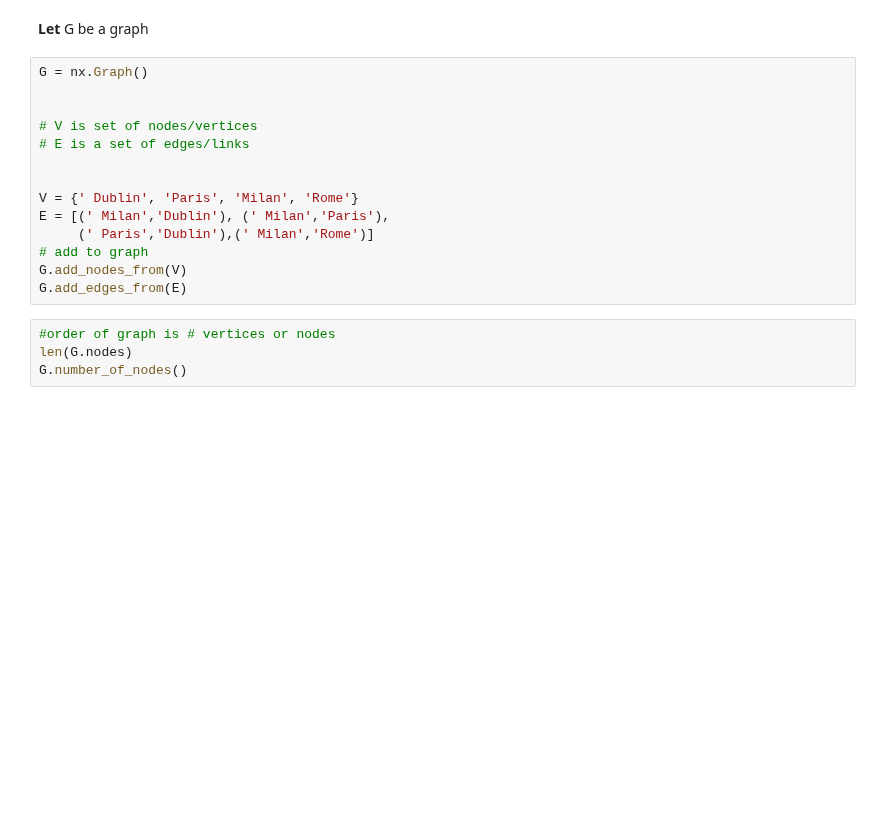
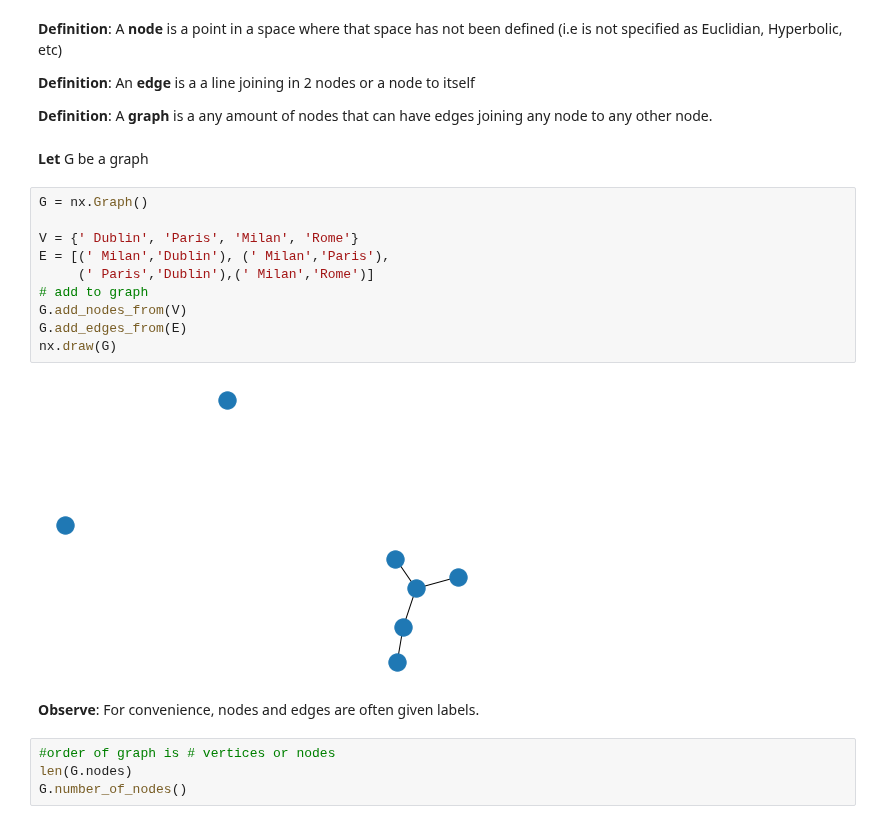
Before and after one commit to jgab3103/Jamie-Gabriel, a Jupyter notebook: MachineLearningNotebooks/PythonNotebooks/G0.ipynb, the cells around one changed output. Drawn from its saved outputs; the diff is of its cells as text; blank space fills up the shorter version.

```diff
--- a/MachineLearningNotebooks/PythonNotebooks/G0.ipynb
+++ b/MachineLearningNotebooks/PythonNotebooks/G0.ipynb
@@ -17,19 +69,25 @@ import matplotlib.pyplot as plt
+# %% [markdown]
+<b>Definition</b>: A <b>node</b> is a point in a space where that space has not been defined (i.e is not specified as Euclidian, Hyperbolic, etc)
+
+<b>Definition</b>: An <b>edge</b> is a a line joining in 2 nodes or a node to itself
+
+<b>Definition</b>: A <b>graph </b> is a any amount of nodes that can have edges joining any node to any other node.
 # %% [markdown]
 <b>Let</b> G be a graph
 # %%
 G = nx.Graph()
-
-
-# V is set of nodes/vertices
-# E is a set of edges/links
-
 
 V = {' Dublin', 'Paris', 'Milan', 'Rome'}
 E = [(' Milan','Dublin'), (' Milan','Paris'),
      (' Paris','Dublin'),(' Milan','Rome')]
 # add to graph
 G.add_nodes_from(V)
 G.add_edges_from(E)
+nx.draw(G)
+# %% [output]
+[figure, added]
+# %% [markdown]
+<b>Observe</b>: For convenience, nodes and edges are often given labels.
 # %%
 #order of graph is # vertices or nodes
 len(G.nodes)
```
Also changed, not shown: parts of 4 cells of this notebook, 6 other files.
